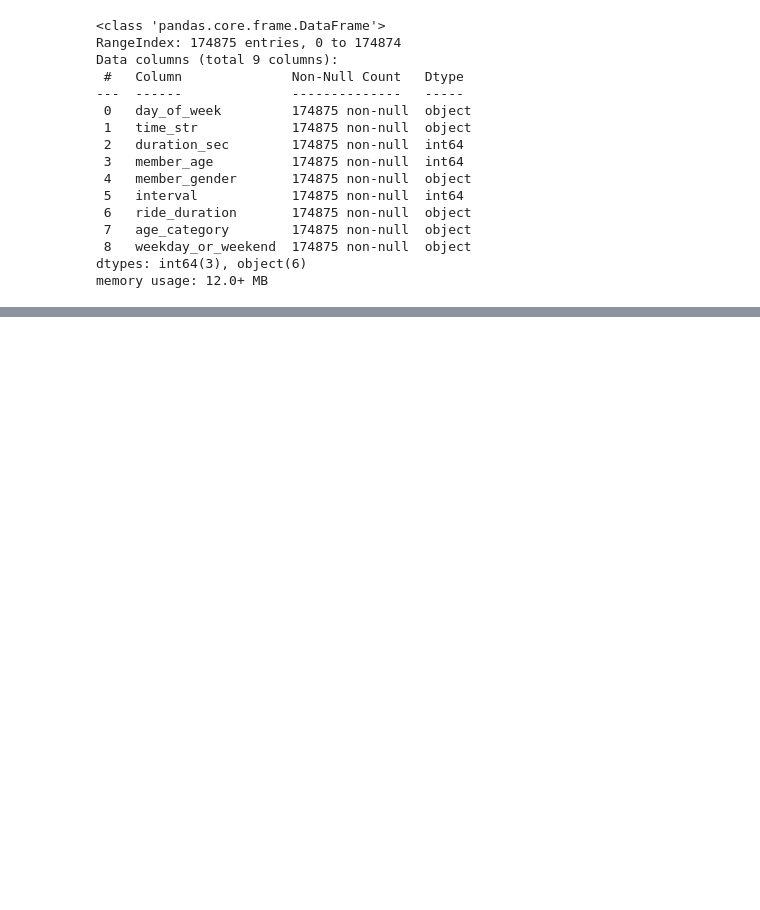
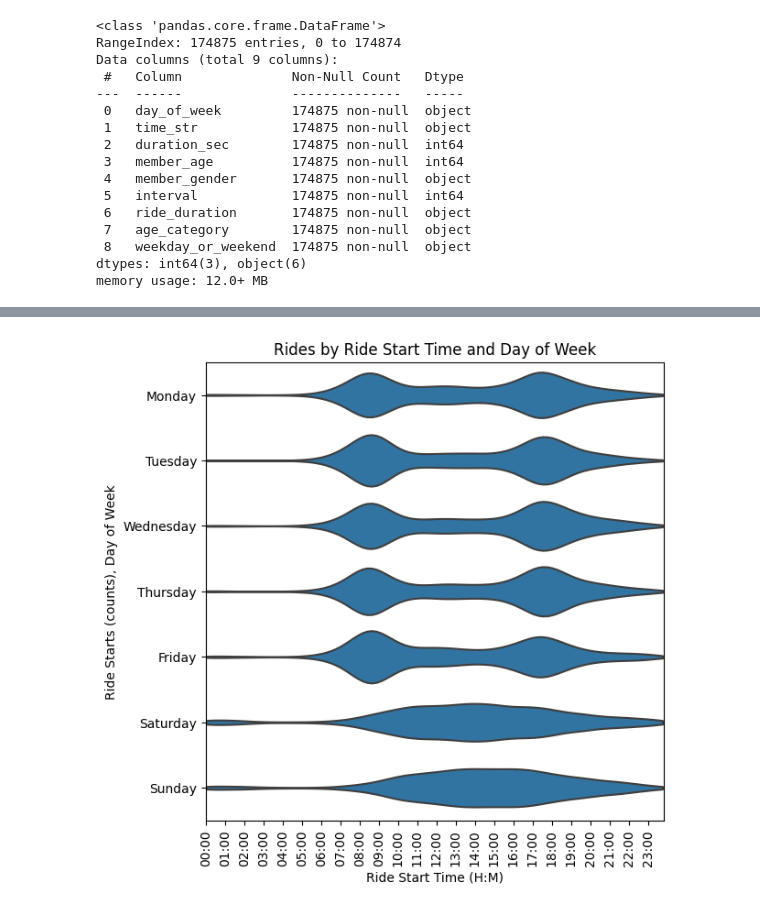
Before and after one commit to cander67/eBike-Use, a Jupyter notebook: ebike_use_eda.ipynb, the cells around one changed output, grey strips where cells are left out. Cells and saved outputs as stored; diff of their text form; code cells hidden in the pictures; blank space fills up the shorter version.

```diff
--- a/ebike_use_eda.ipynb
+++ b/ebike_use_eda.ipynb
@@ -750,0 +858,20 @@ memory usage: 12.0+ MB
+# %%
+# Create Violin Plot of Ride Start Time vs Day of Week
+fig = plt.figure(figsize = (5, 5))
+ax = fig.add_axes((1, 1, 1, 1));
+ax = sns.violinplot(data = expl_plot_df, x = 'interval', y = 'day_of_week', inner = None, cut = 0, color = 'tab:blue')
+ax.set_xticks(np.arange(0, 96, 4), ['00:00', '01:00', '02:00', '03:00', '04:00', '05:00', '06:00',
+                                   '07:00', '08:00', '09:00', '10:00', '11:00', '12:00',
+                                   '13:00', '14:00', '15:00', '16:00', '17:00', '18:00',
+                                    '19:00', '20:00', '21:00', '22:00', '23:00'])
+ax.set_xlim(left = 0, right = 95.25)
+plt.xticks(rotation = 90)
+plt.xlabel('Ride Start Time (H:M)')
+plt.ylabel('Ride Starts (counts), Day of Week')
+plt.title('Rides by Ride Start Time and Day of Week');
+
+# The weekday ride start time distribution is different than the weekend ride start time distribution.
+# Weekday rides appear to start at typical commute times for the workday.
+# Weekend rides appear to start later and more uniformly throughout the day.
+# %% [output]
+[figure, added]
```
Also changed, not shown: parts of 12 cells of this notebook.
